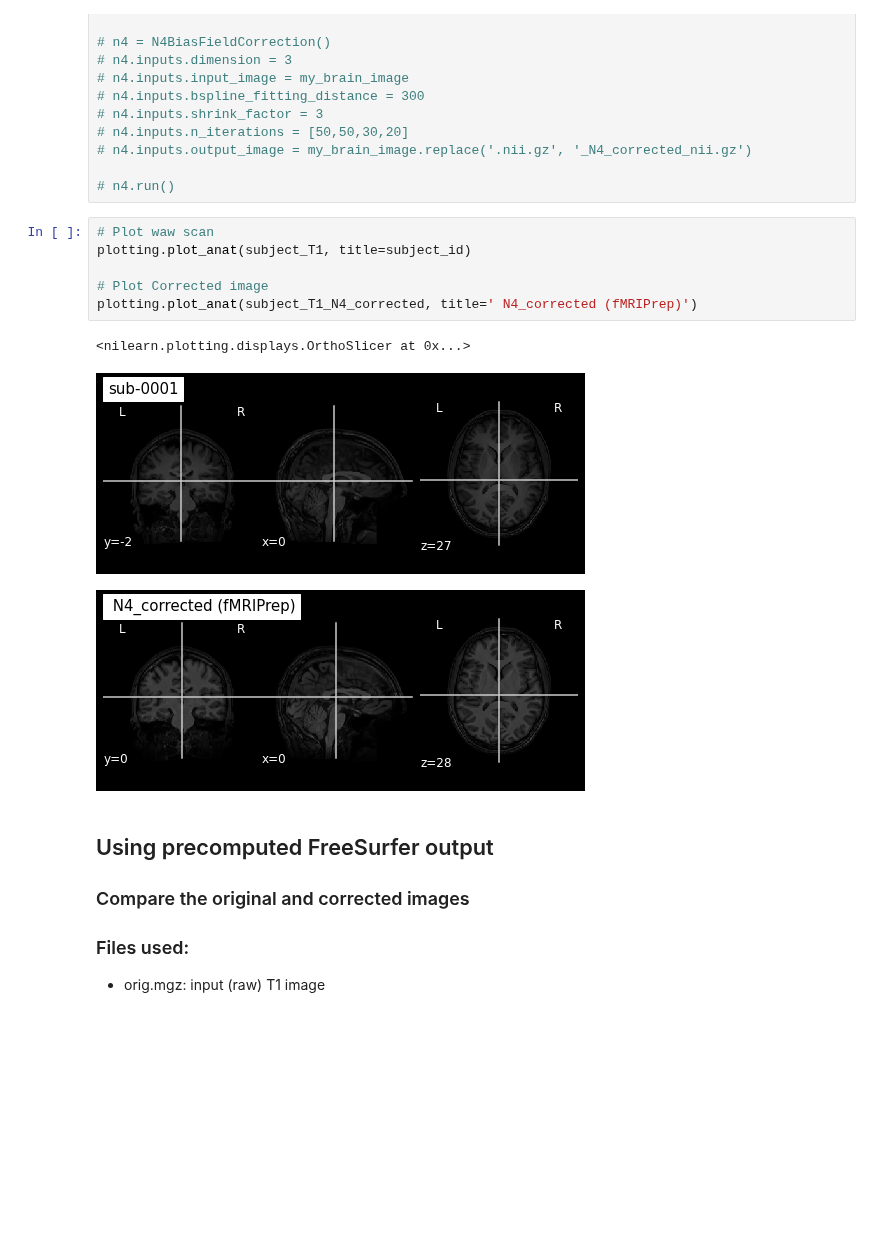
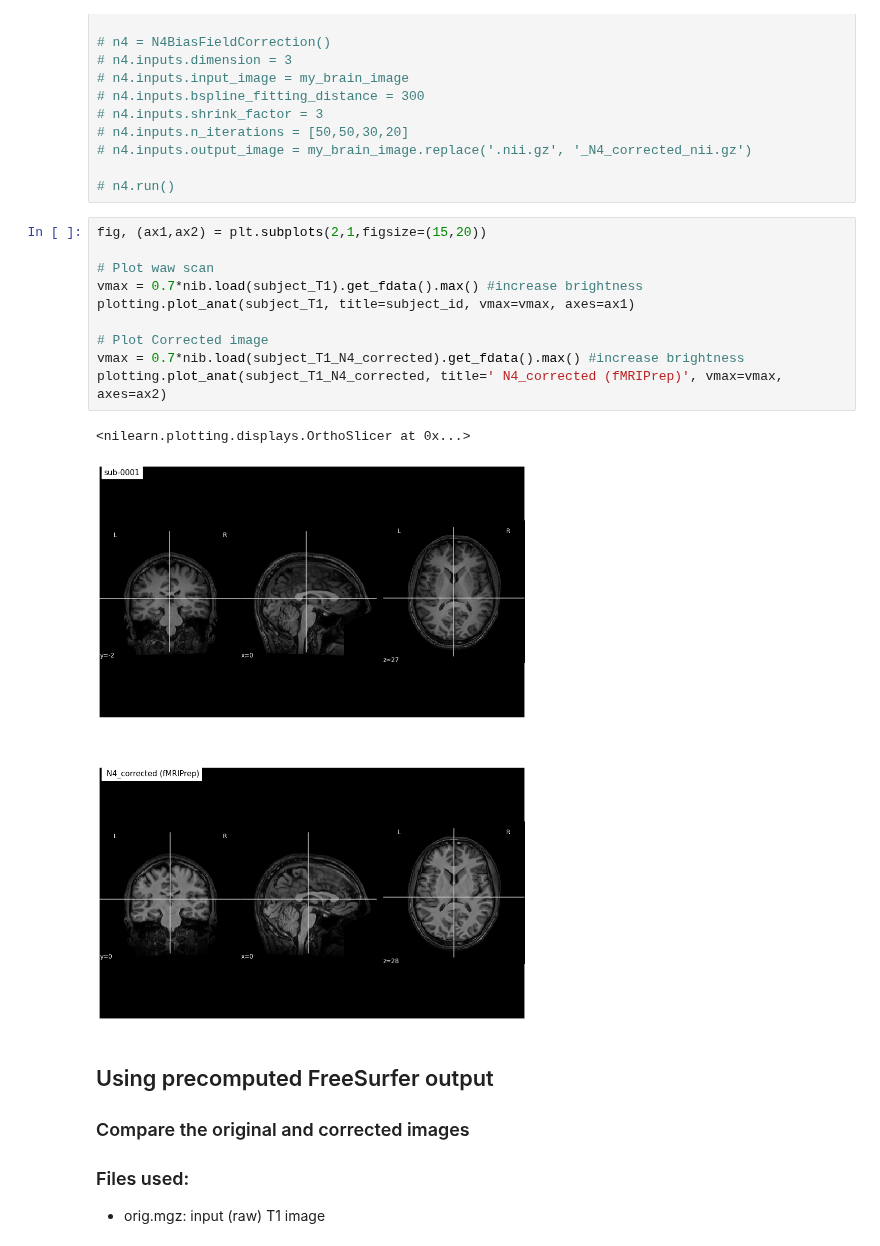
Before and after one commit to carpentries-incubator/SDC-BIDS-sMRI, a Jupyter notebook: code/2_sMRI_image_cleanup.ipynb, the cells around one changed output. Drawn from its saved outputs; the diff is of its cells as text; blank space fills up the shorter version.

Commit message:
minor changes to figures

```diff
--- a/code/2_sMRI_image_cleanup.ipynb
+++ b/code/2_sMRI_image_cleanup.ipynb
@@ -166,15 +170,18 @@ subject_T1, subject_T1_N4_corrected
 
 # n4.run()
 # %%
+fig, (ax1,ax2) = plt.subplots(2,1,figsize=(15,20))
+
 # Plot waw scan
-plotting.plot_anat(subject_T1, title=subject_id)
+vmax = 0.7*nib.load(subject_T1).get_fdata().max() #increase brightness
+plotting.plot_anat(subject_T1, title=subject_id, vmax=vmax, axes=ax1)
 
 # Plot Corrected image
-plotting.plot_anat(subject_T1_N4_corrected, title=' N4_corrected (fMRIPrep)')
+vmax = 0.7*nib.load(subject_T1_N4_corrected).get_fdata().max() #increase brightness
+plotting.plot_anat(subject_T1_N4_corrected, title=' N4_corrected (fMRIPrep)', vmax=vmax, axes=ax2)
 # %% [output]
 <nilearn.plotting.displays.OrthoSlicer at 0x...>
-[figure, old version]
+[figure, new version]
-[figure, removed]
 # %% [markdown]
 ## Using precomputed FreeSurfer output
 
```
Also changed, not shown: parts of 12 cells of this notebook, 8 other files.
